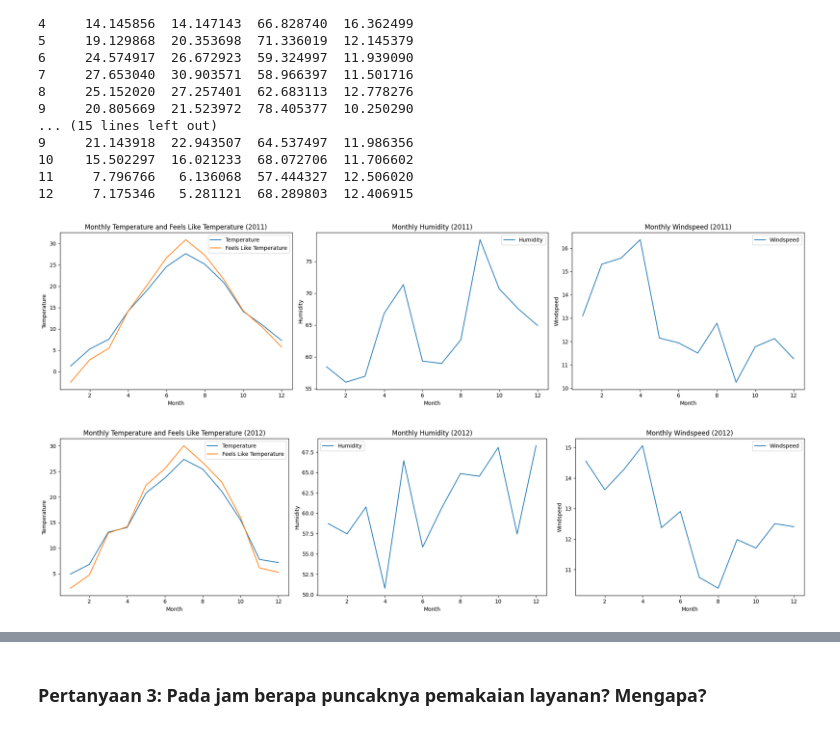
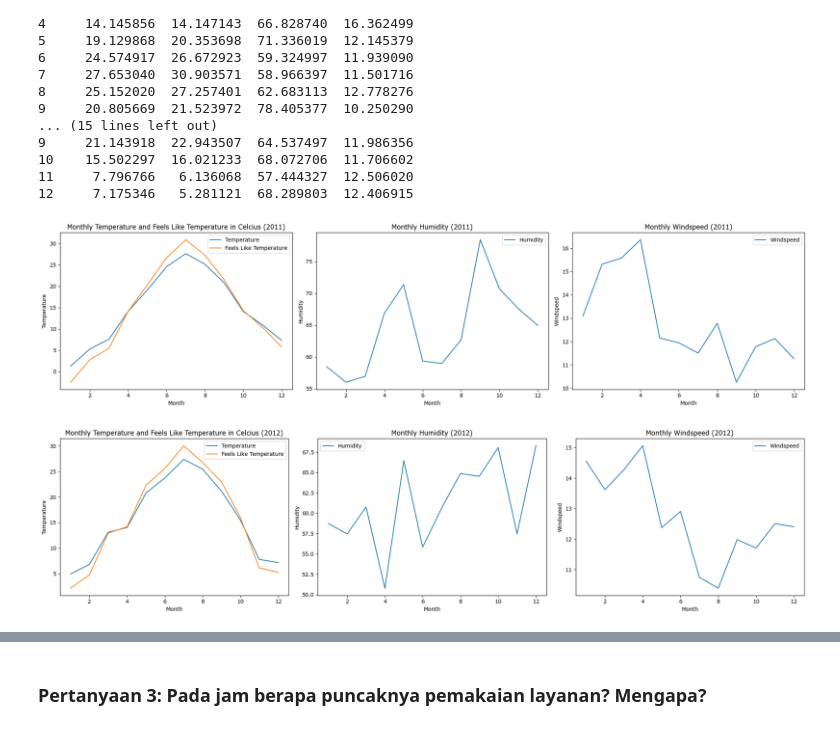
Before and after one commit to 4ranklyn/proyek_analisis_data_dicoding, a Jupyter notebook: notebook.ipynb, the cells around one changed output, grey strips where cells are left out. Drawn from its saved outputs; the diff is of its cells as text; code cells hidden in the pictures.

```diff
--- a/notebook.ipynb
+++ b/notebook.ipynb
@@ -345,7 +351,7 @@ plt.figure(figsize=(20, 5))  # Adjust figure size for better readability
 plt.subplot(1, 3, 1)  # 1 row, 3 columns, first subplot
 plt.plot(monthly_changes_2011.index, monthly_changes_2011['temp'], label='Temperature')
 plt.plot(monthly_changes_2011.index, monthly_changes_2011['atemp'], label='Feels Like Temperature')
-plt.title('Monthly Temperature and Feels Like Temperature (2011)')
+plt.title('Monthly Temperature and Feels Like Temperature in Celcius (2011)')
 plt.xlabel('Month')
 plt.ylabel('Temperature')
 plt.legend()
@@ -372,36 +378,36 @@ plt.show()
 
 plt.figure(figsize=(20, 5))  # Adjust figure size for better readability
 
 # First chart: temp and atemp
 plt.subplot(1, 3, 1)  # 1 row, 3 columns, first subplot
 plt.plot(monthly_changes_2012.index, monthly_changes_2012['temp'], label='Temperature')
 plt.plot(monthly_changes_2012.index, monthly_changes_2012['atemp'], label='Feels Like Temperature')
-plt.title('Monthly Temperature and Feels Like Temperature (2012)')
+plt.title('Monthly Temperature and Feels Like Temperature in Celcius (2012)')
 plt.xlabel('Month')
 plt.ylabel('Temperature')
 plt.legend()
 
 # Second chart: hum
 plt.subplot(1, 3, 2)  # 1 row, 3 columns, second subplot
 plt.plot(monthly_changes_2012.index, monthly_changes_2012['hum'], label='Humidity')
 plt.title('Monthly Humidity (2012)')
 plt.xlabel('Month')
 plt.ylabel('Humidity')
 plt.legend()
 
 # Third chart: windspeed
 plt.subplot(1, 3, 3)  # 1 row, 3 columns, third subplot
 plt.plot(monthly_changes_2012.index, monthly_changes_2012['windspeed'], label='Windspeed')
 plt.title('Monthly Windspeed (2012)')
 plt.xlabel('Month')
 plt.ylabel('Windspeed')
 plt.legend()
 
 plt.tight_layout()  # Adjust subplot parameters for a tight layout
 plt.show()
 # %% [output]
-[figure, old version]
+[figure, new version]
-[figure, old version]
+[figure, new version]
 # %%
 # Group daily changes of weathersit across each 24 month
 for year in [2011, 2012]:
```
Also changed, not shown: parts of 14 cells of this notebook, 1 other file.
